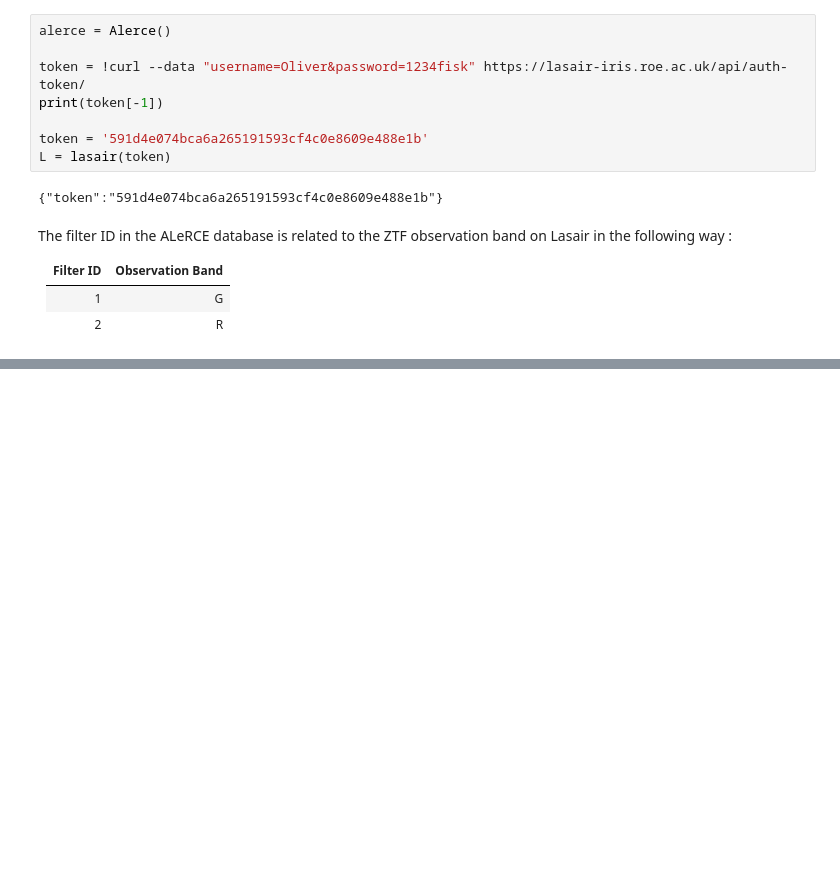
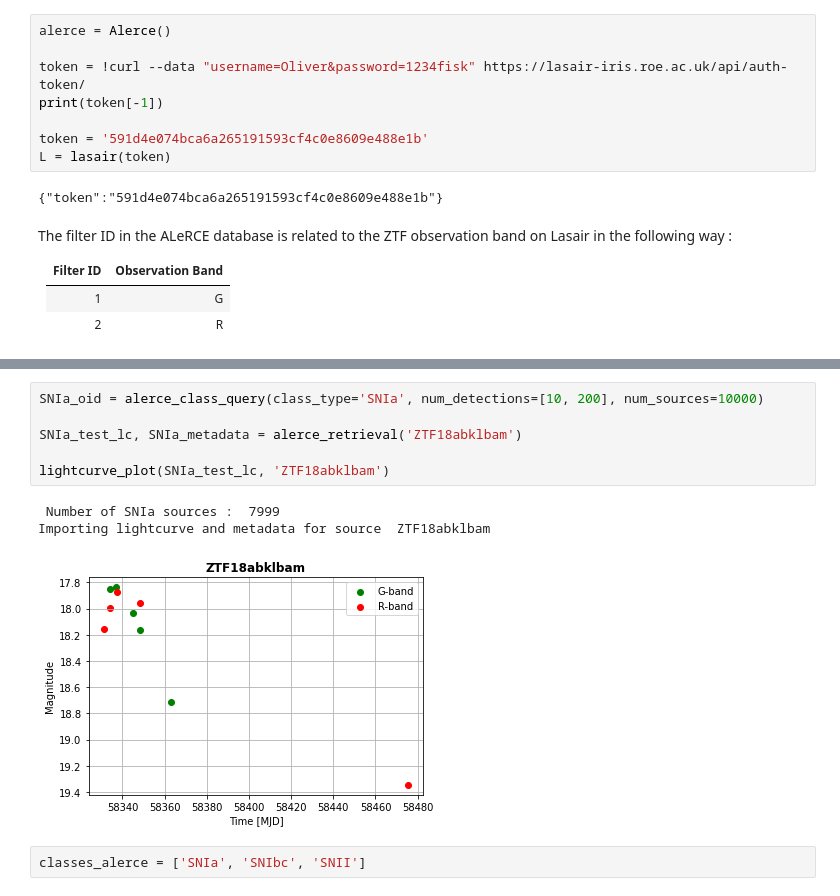
Before and after one commit to nalatraz/stENID, a Jupyter notebook: DataScrapper.ipynb, the cells around one changed output, grey strips where cells are left out. Drawn from its saved outputs; the diff is of its cells as text; blank space fills up the shorter version.

```diff
--- a/DataScrapper.ipynb
+++ b/DataScrapper.ipynb
@@ -555,0 +157,12 @@ FileNotFoundError: [Errno 2] No such file or directory: '/Users/oliverdurfeldtpe
+# %%
+SNIa_oid = alerce_class_query(class_type='SNIa', num_detections=[10, 200], num_sources=10000)
+
+SNIa_test_lc, SNIa_metadata = alerce_retrieval('ZTF18abklbam')
+
+lightcurve_plot(SNIa_test_lc, 'ZTF18abklbam')
+# %% [output]
+ Number of SNIa sources :  7999
+Importing lightcurve and metadata for source  ZTF18abklbam
+[figure, added]
+# %%
+classes_alerce = ['SNIa', 'SNIbc', 'SNII']
```
Also changed, not shown: parts of 52 cells of this notebook, 4 other files.
